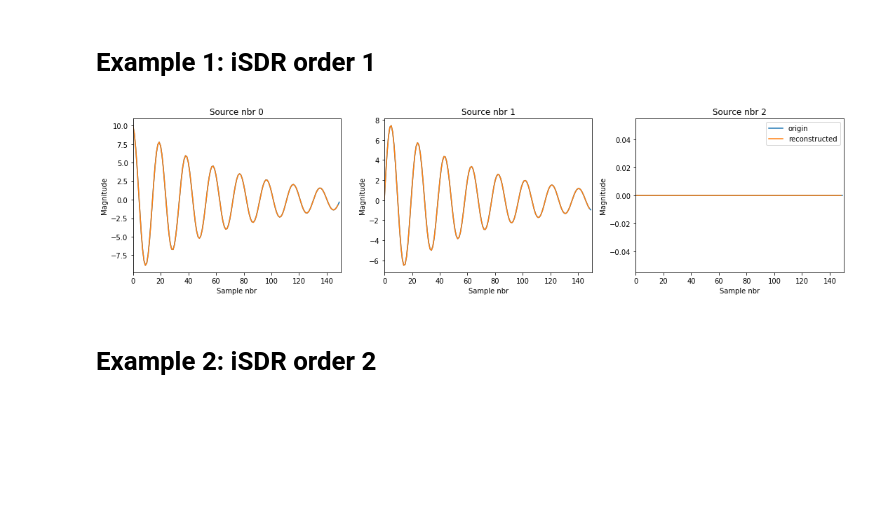
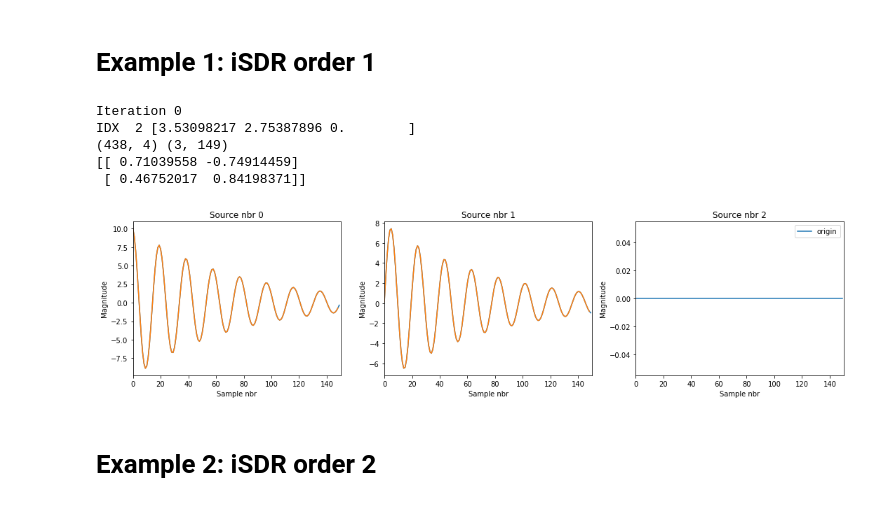
Before and after one commit to BBELAOUCHA/iSDR_cython, a Jupyter notebook: examples/iSDR_example.ipynb, the cells around one changed output. Cells and saved outputs as stored; diff of their text form; code cells hidden in the pictures; blank space fills up the shorter version.

```diff
--- a/examples/iSDR_example.ipynb
+++ b/examples/iSDR_example.ipynb
@@ -14,29 +14,37 @@ np.random.seed(40)
 G = np.abs(np.random.normal(0,1,(n_c, n_s)))
 J = np.zeros((n_s, n_t))
 J[:, 0] = [10, 0.1, 0]
-A = [[0.9,-0.4,0], [0.25, 0.97,0],[0,0,0]]
+A = np.array([[0.9,-0.4,0], [0.25, 0.97,0],[0,0,0]])
 for i in range(J.shape[-1]-1):
     J[:, i+1] = np.dot(A, J[:, i])
 m_p = 1
 M = np.dot(G, J[:, m_p:])
 SC = np.array([[1,1,0], [1,1,0],[0,0,1]])
 # %%
-cl = ciSDR.linear_model.iSDR_step(l21_ratio=1e-10, tol=1e-12, max_iter=10000)
-R = cl.reconstruct(np.dot(G, A), M, 1)
+cl = ciSDR.linear_model.iSDR(l21_ratio=1e-1, tol=1e-12, max_iter=10000)
+cl.solver(G, M, SC, 1, A=A)
+R = cl.coef_
+# %% [output]
+Iteration 0
+IDX  2 [3.53098217 2.75387896 0.        ]
+(438, 4) (3, 149)
+[[ 0.71039558 -0.74914459]
+ [ 0.46752017  0.84198371]]
 # %%
 plt.figure(figsize=(15,4))
 for i in range(n_s):
     plt.subplot(1,n_s, i+1)
     plt.plot(J[i, :], label='origin')
-    plt.plot(R[i, :], label='reconstructed')
+    if i < R.shape[0]:
+        plt.plot(R[i, :], label='reconstructed')
     plt.title('Source nbr %s'%i)
     plt.xlim(0, J.shape[1])
     plt.xlabel('Sample nbr')
     plt.ylabel('Magnitude')
 plt.legend()
 plt.tight_layout()
 # %% [output]
-[figure, old version]
+[figure, new version]
 # %% [markdown]
 # Example 2: iSDR order 2
 # %%
```
Also changed, not shown: parts of 8 cells of this notebook, 2 other files.
